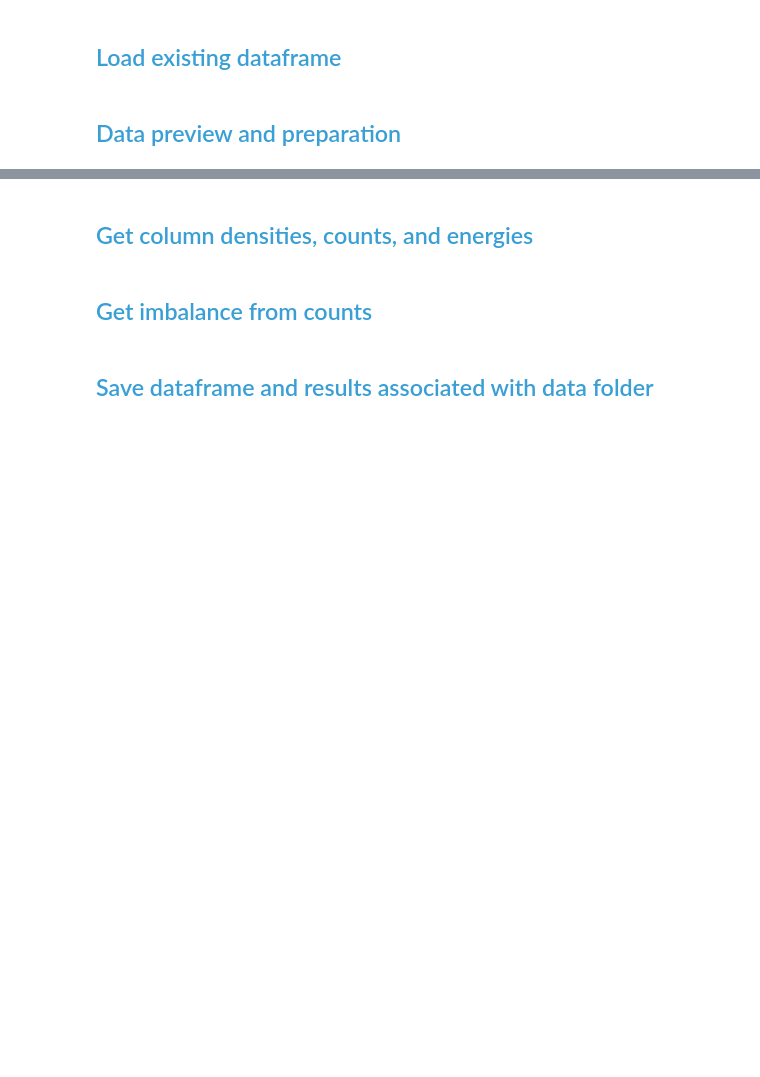
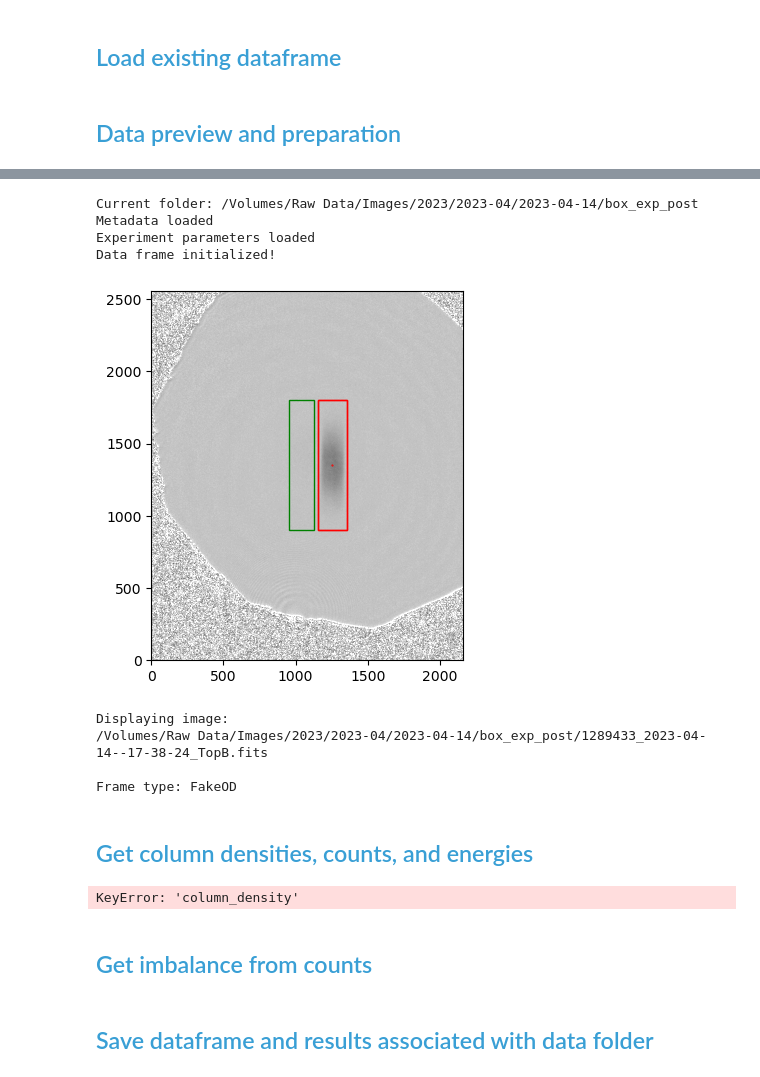
Before and after one commit to huanium/huanium, a Jupyter notebook: MIT_PhD/BEC1/Analysis/BEC1 Calculator.ipynb, the cells around one changed output, grey strips where cells are left out. Saved outputs shown, nothing was run; the diff lists cells and outputs as text; code cells hidden in the pictures; blank space fills up the shorter version.

```diff
--- a/MIT_PhD/BEC1/Analysis/BEC1 Calculator.ipynb
+++ b/MIT_PhD/BEC1/Analysis/BEC1 Calculator.ipynb
@@ -1947,8 +1976,8 @@ with open(experiment_parameters_fullpath, 'r') as json_file:
 # initializes data frame and load metadata & exp params:
 data_frame_Box_Exp_Imb_PR, metadata_dict_Box_Exp_Imb_PR, experiment_parameters_dict_Box_Exp_Imb_PR = init_dataframe_metadata_and_exp_params(['RF12_Time'])
 
-ROI_Box_Exp_Imb_PR = [1150, 1350, 1000, 1700] # xmin, xmax, ymin, ymax
-norm_box_Box_Exp_Imb_PR = [1150, 1350, 600, 700] # xmin, xmax, ymin, ymax
+ROI_Box_Exp_Imb_PR = [1155, 1354, 900, 1800] # xmin, xmax, ymin, ymax
+norm_box_Box_Exp_Imb_PR = [954, 1124, 900, 1800] # xmin, xmax, ymin, ymax
 
 # display image:
 frame_type_Box_Exp_Imb_PR = 'FakeOD'
@@ -1962,3 +1991,4 @@ print('Displaying image: ')
 print(current_file_fullpath_Box_Exp_Imb_PR)
 print('')
 print('Frame type: ' + frame_type_Box_Exp_Imb_PR)
+# %% [output]
@@ -1965,3 +1998,12 @@ print('Frame type: ' + frame_type_Box_Exp_Imb_PR)
+Current folder: /Volumes/Raw Data/Images/2023/2023-04/2023-04-14/box_exp_post
+Metadata loaded
+Experiment parameters loaded
+Data frame initialized!
+[figure, added]
+Displaying image:
+/Volumes/Raw Data/Images/2023/2023-04/2023-04-14/box_exp_post/1289433_2023-04-14--17-38-24_TopB.fits
+
+Frame type: FakeOD
 # %% [markdown]
 ## <font size=3, color=#399FD5>Get column densities, counts, and energies</font>
 # %%
@@ -1989,3 +2031,7 @@ run_ids_Box_Exp_Imb_PR    = Box_Exp_Imb_PR_result_dict['run_ids']
 fig_Box_Exp_Imb_PR        = Box_Exp_Imb_PR_result_dict['figure']
 imbalance_PR              = Box_Exp_Imb_PR_result_dict['imbalance']
 weighted_avg_energy_PR    = Box_Exp_Imb_PR_result_dict['weighted_average_energy']
+avg_EF_hz_A               = Box_Exp_Imb_PR_result_dict['EF_hz_A']
+avg_EF_hz_B               = Box_Exp_Imb_PR_result_dict['EF_hz_B']
+# %% [output]
+KeyError: 'column_density'
```
Also changed, not shown: parts of 21 cells of this notebook, 31 other files.
